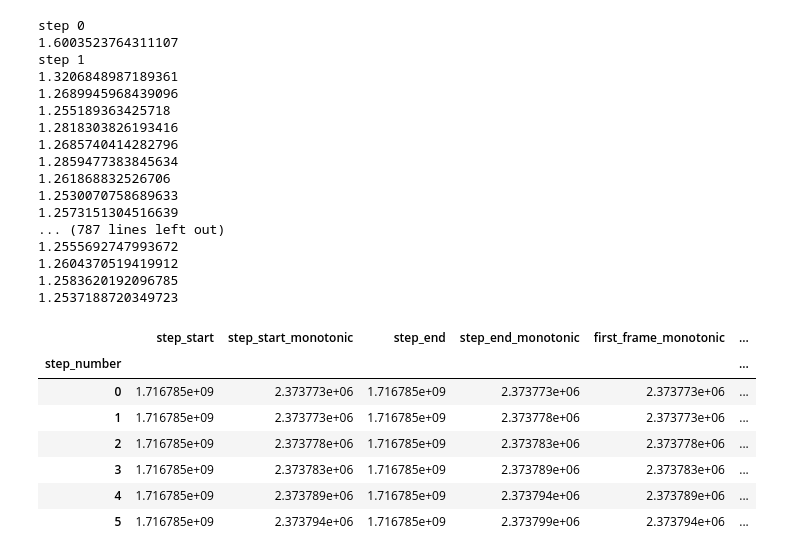
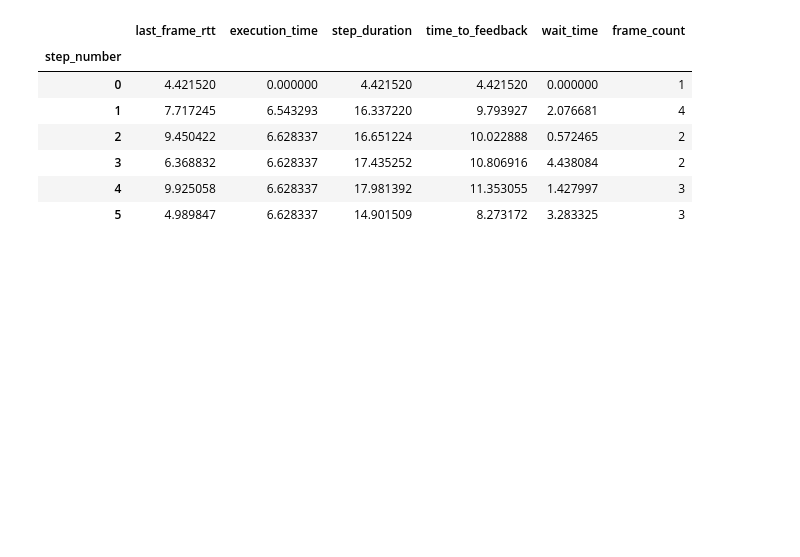
Before and after one commit to molguin92/EdgeDroid2, a Jupyter notebook: analysis_2023/experiments_2024/per_frame_delay.ipynb, the cells around one changed output. Drawn from its saved outputs; the diff is of its cells as text; code cells hidden in the pictures; blank space fills up the shorter version.

```diff
--- a/analysis_2023/experiments_2024/per_frame_delay.ipynb
+++ b/analysis_2023/experiments_2024/per_frame_delay.ipynb
@@ -1,68 +1,57 @@
 # %%
-import time
+import numpy as np
 
 from randgen import gen_autocorrel
 import scipy as sp
 
 from edgedroid.models import *
 import edgedroid.data as e_data
 from gabriel_lego import LEGOTask, FrameResult
+from tqdm.notebook import tqdm
 
 model = EdgeDroidModel(
     frame_trace=e_data.load_default_trace("square00", truncate=5),
     frame_model=ZeroWaitSamplingPolicy.from_default_data(),
     timing_model=MultiCurveFittingExecutionTimeModel(neuroticism=1.0)
 )
 
 task = LEGOTask(e_data.load_default_task("square00", truncate=5))
 
-def emulate_run(model: EdgeDroidModel, task: LEGOTask, rtt_s_iter: Iterator[float]):
-    for step_num, model_step in enumerate(model.play_steps()):
-        print(f"step {step_num}")
+
+def generate_latencies(mode: float, rho: float, min_bound: float = 0.0) -> Iterator[float]:
+    prev_value = mode
+    while True:
+        prev_value = np.random.rayleigh(scale=(mode * (1 - rho)) + (prev_value * rho))
+        yield min_bound + prev_value
+
+
+def emulate_run(model: EdgeDroidModel, task: LEGOTask, rtt_s_iter: Iterator[float], desc: str | None = None):
+    step_iter = tqdm(model.play_steps_emulated_time(), total=model.step_count + 1, desc=desc, leave=False)
+
+    for model_step in step_iter:
         frame_timings: Optional[FrameTimings] = None
         prev_result: Optional[FrameResult] = None
         while True:
             try:
                 model_frame = model_step.send(frame_timings)
             except StopIteration:
                 if prev_result != FrameResult.SUCCESS:
                     raise Exception(prev_result)
                 break
-
-            ti = time.monotonic()
             prev_result = task.submit_frame(model_frame.frame_data)
-            proc_time = time.monotonic() - ti
 
             rtt = next(rtt_s_iter)
             frame_timings = FrameTimings(rtt * 0.9, rtt * 0.1)
 
 
-
-emulate_run(model, task, gen_autocorrel(dist=sp.stats.pareto, loc=0.6 * 5, rho=0.2, b=100.0))
+emulate_run(model, task, generate_latencies(3.2, rho=.2, min_bound=0.1))
 model.model_step_metrics()
 # %% [output]
-step 0
-1.6003523764311107
-step 1
-1.3206848987189361
-1.2689945968439096
-1.255189363425718
-1.2818303826193416
-1.2685740414282796
-1.2859477383845634
-1.261868832526706
-1.2530070758689633
-1.2573151304516639
-... (787 lines left out)
-1.2555692747993672
-1.2604370519419912
-1.2583620192096785
-1.2537188720349723
-|  | step_start | step_start_monotonic | step_end | step_end_monotonic | first_frame_monotonic | ... |
-| step_number |  |  |  |  |  | ... |
-| 0 | 1.716785e+09 | 2.373773e+06 | 1.716785e+09 | 2.373773e+06 | 2.373773e+06 | ... |
-| 1 | 1.716785e+09 | 2.373773e+06 | 1.716785e+09 | 2.373778e+06 | 2.373773e+06 | ... |
-| 2 | 1.716785e+09 | 2.373778e+06 | 1.716785e+09 | 2.373783e+06 | 2.373778e+06 | ... |
-| 3 | 1.716785e+09 | 2.373783e+06 | 1.716785e+09 | 2.373789e+06 | 2.373783e+06 | ... |
-| 4 | 1.716785e+09 | 2.373789e+06 | 1.716785e+09 | 2.373794e+06 | 2.373789e+06 | ... |
-| 5 | 1.716785e+09 | 2.373794e+06 | 1.716785e+09 | 2.373799e+06 | 2.373794e+06 | ... |
+|  | last_frame_rtt | execution_time | step_duration | time_to_feedback | wait_time | frame_count |
+| step_number |  |  |  |  |  |  |
+| 0 | 4.421520 | 0.000000 | 4.421520 | 4.421520 | 0.000000 | 1 |
+| 1 | 7.717245 | 6.543293 | 16.337220 | 9.793927 | 2.076681 | 4 |
+| 2 | 9.450422 | 6.628337 | 16.651224 | 10.022888 | 0.572465 | 2 |
+| 3 | 6.368832 | 6.628337 | 17.435252 | 10.806916 | 4.438084 | 2 |
+| 4 | 9.925058 | 6.628337 | 17.981392 | 11.353055 | 1.427997 | 3 |
+| 5 | 4.989847 | 6.628337 | 14.901509 | 8.273172 | 3.283325 | 3 |
```
Also changed, not shown: parts of 1 cell of this notebook, 2 other files.
